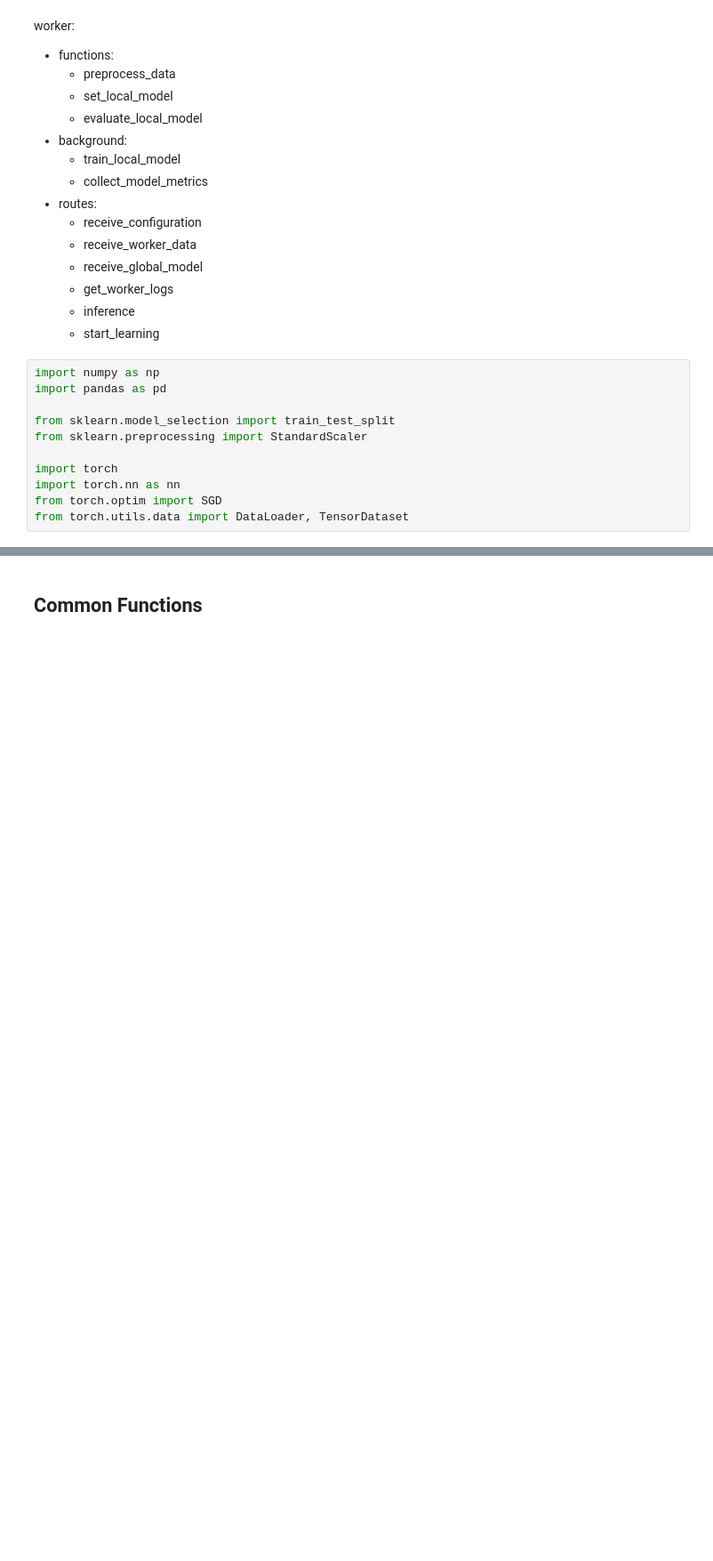
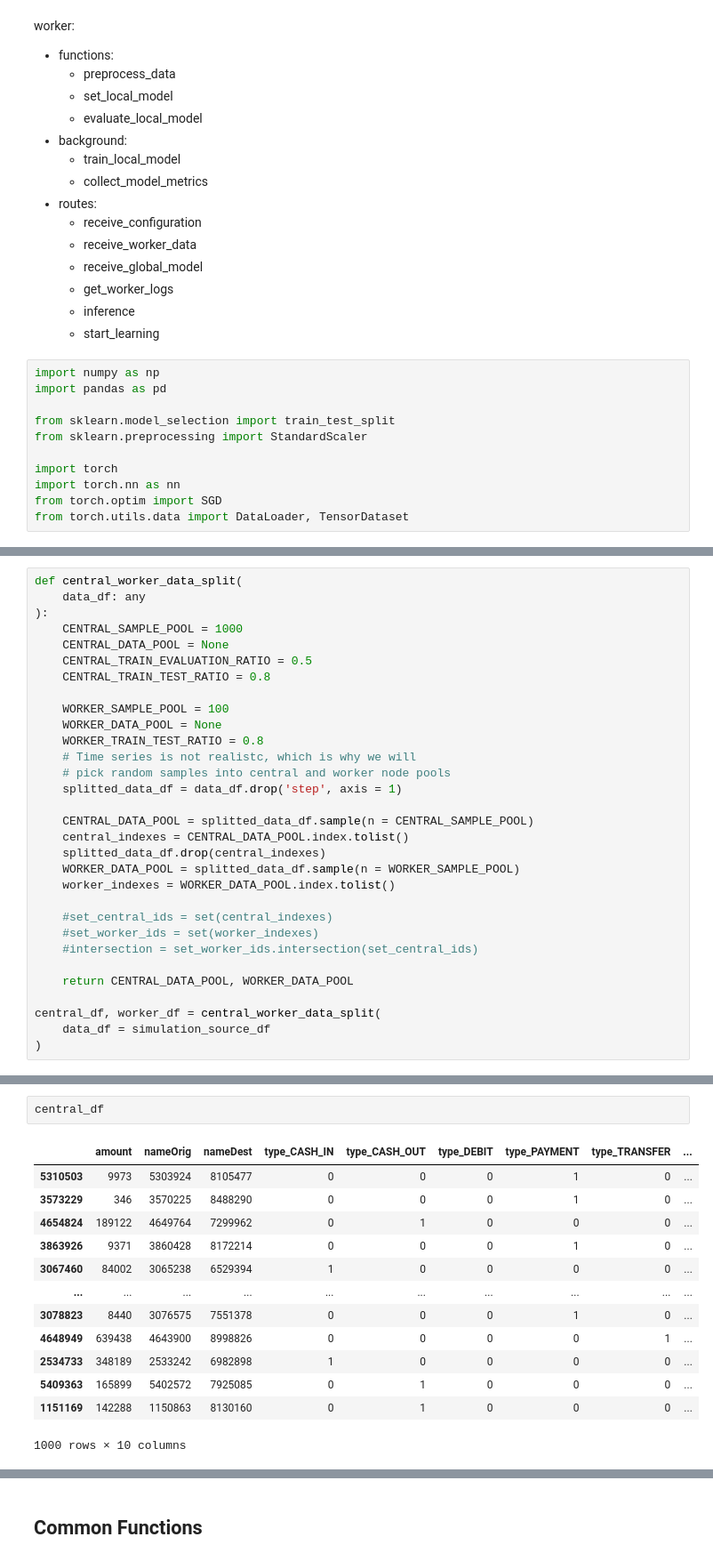
Before and after one commit to K123AsJ0k1/FFD, a Jupyter notebook: code/notebooks/testing/Central-Worker-Development.ipynb, the cells around one changed output, grey strips where cells are left out. Shown: that part at 89% size. Drawn from its saved outputs; the diff is of its cells as text; blank space fills up the shorter version.

Commit message:
Central preprocessing

```diff
--- a/code/notebooks/testing/Central-Worker-Development.ipynb
+++ b/code/notebooks/testing/Central-Worker-Development.ipynb
@@ -1294,0 +1331,31 @@ from torch.utils.data import DataLoader, TensorDataset
+# %%
+def central_worker_data_split(
+    data_df: any
+):
+    CENTRAL_SAMPLE_POOL = 1000
+    CENTRAL_DATA_POOL = None
+    CENTRAL_TRAIN_EVALUATION_RATIO = 0.5
+    CENTRAL_TRAIN_TEST_RATIO = 0.8
+
+    WORKER_SAMPLE_POOL = 100
+    WORKER_DATA_POOL = None
+    WORKER_TRAIN_TEST_RATIO = 0.8
+    # Time series is not realistc, which is why we will
+    # pick random samples into central and worker node pools
+    splitted_data_df = data_df.drop('step', axis = 1)
+
+    CENTRAL_DATA_POOL = splitted_data_df.sample(n = CENTRAL_SAMPLE_POOL)
+    central_indexes = CENTRAL_DATA_POOL.index.tolist()
+    splitted_data_df.drop(central_indexes)
+    WORKER_DATA_POOL = splitted_data_df.sample(n = WORKER_SAMPLE_POOL)
+    worker_indexes = WORKER_DATA_POOL.index.tolist()
+
+    #set_central_ids = set(central_indexes)
+    #set_worker_ids = set(worker_indexes)
+    #intersection = set_worker_ids.intersection(set_central_ids)
+
+    return CENTRAL_DATA_POOL, WORKER_DATA_POOL
+
+central_df, worker_df = central_worker_data_split(
+    data_df = simulation_source_df
+)
@@ -1294,0 +1373,16 @@ from torch.utils.data import DataLoader, TensorDataset
+# %%
+central_df
+# %% [output]
+|  | amount | nameOrig | nameDest | type_CASH_IN | type_CASH_OUT | type_DEBIT | type_PAYMENT | type_TRANSFER | ... |
+| 5310503 | 9973 | 5303924 | 8105477 | 0 | 0 | 0 | 1 | 0 | ... |
+| 3573229 | 346 | 3570225 | 8488290 | 0 | 0 | 0 | 1 | 0 | ... |
+| 4654824 | 189122 | 4649764 | 7299962 | 0 | 1 | 0 | 0 | 0 | ... |
+| 3863926 | 9371 | 3860428 | 8172214 | 0 | 0 | 0 | 1 | 0 | ... |
+| 3067460 | 84002 | 3065238 | 6529394 | 1 | 0 | 0 | 0 | 0 | ... |
+| ... | ... | ... | ... | ... | ... | ... | ... | ... | ... |
+| 3078823 | 8440 | 3076575 | 7551378 | 0 | 0 | 0 | 1 | 0 | ... |
+| 4648949 | 639438 | 4643900 | 8998826 | 0 | 0 | 0 | 0 | 1 | ... |
+| 2534733 | 348189 | 2533242 | 6982898 | 1 | 0 | 0 | 0 | 0 | ... |
+| 5409363 | 165899 | 5402572 | 7925085 | 0 | 1 | 0 | 0 | 0 | ... |
+| 1151169 | 142288 | 1150863 | 8130160 | 0 | 1 | 0 | 0 | 0 | ... |
+1000 rows × 10 columns
```
Also changed, not shown: parts of 9 cells of this notebook, 3 other files.
